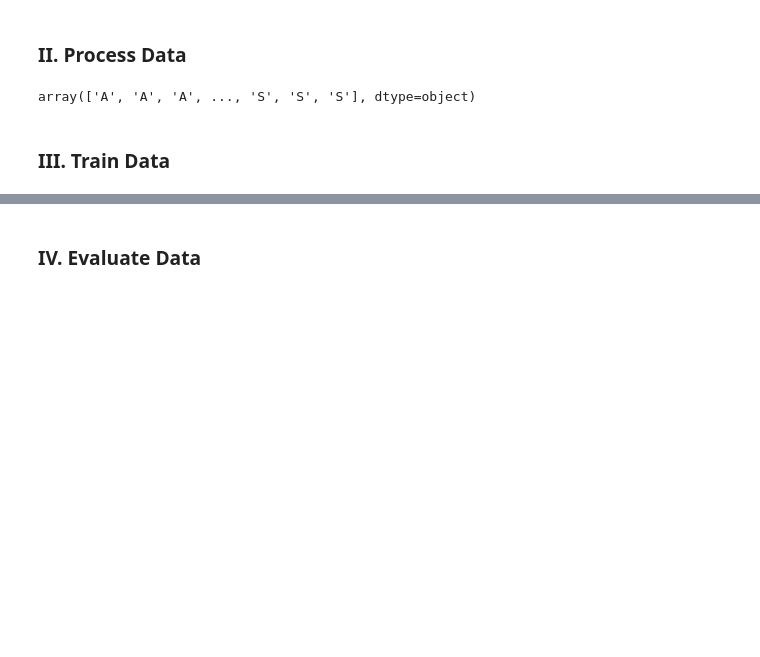
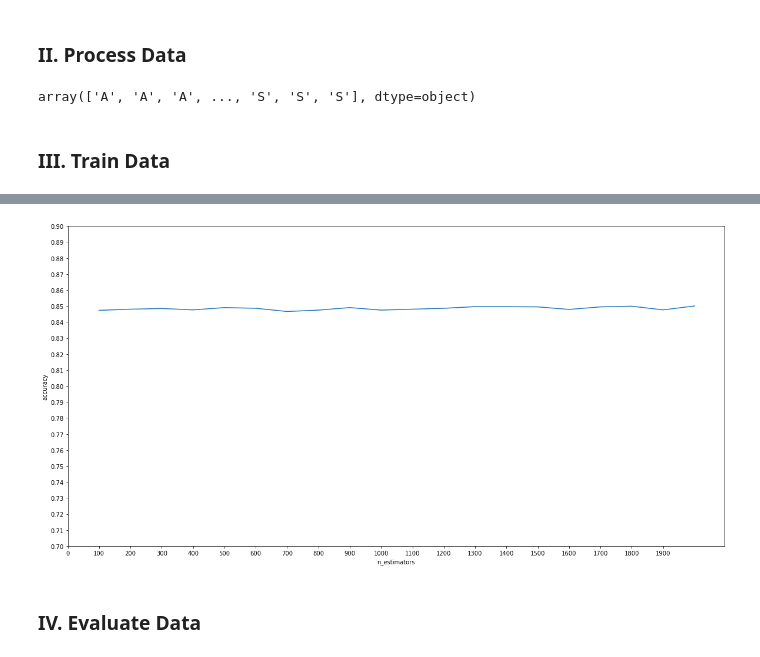
Before and after one commit to rchtsang/ecs171-HAR, a Jupyter notebook: Random_Forest.ipynb, the cells around one changed output, grey strips where cells are left out. Cells and saved outputs as stored; diff of their text form; code cells hidden in the pictures; blank space fills up the shorter version.

```diff
--- a/Random_Forest.ipynb
+++ b/Random_Forest.ipynb
@@ -140,3 +170,13 @@ RandomForestClassifier(n_estimators=200)
+# %%
+plt.figure(figsize = (20,10))
+plt.plot(X,Y)
+plt.yticks(np.arange(0.7, 0.9, step=0.01))
+plt.xticks(range(0,2000,100))
+plt.xlabel('n_estimators')
+plt.ylabel('accuracy')
+plt.show()
+# %% [output]
+[figure, added]
 # %% [markdown]
 ### IV. Evaluate Data
 # %%
```
Also changed, not shown: parts of 8 cells of this notebook.
